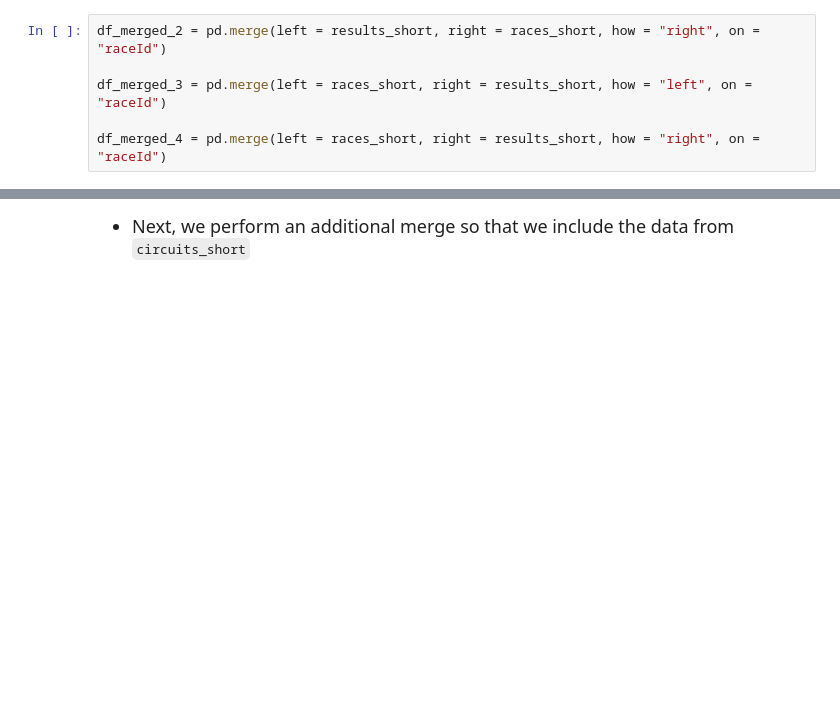
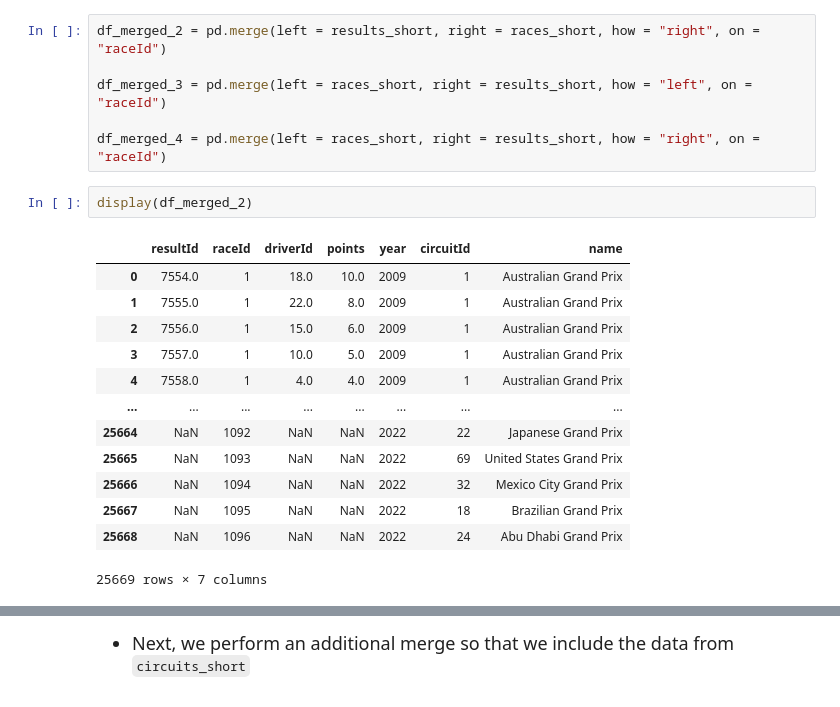
Before and after one commit to michelle1002/datasci151spring2026, a Jupyter notebook: lecture_20/lecture_20b_merging copy.ipynb, the cells around one changed output, grey strips where cells are left out. Cells and saved outputs as stored; diff of their text form; blank space fills up the shorter version.

```diff
--- a/lecture_20/lecture_20b_merging copy.ipynb
+++ b/lecture_20/lecture_20b_merging copy.ipynb
@@ -268,3 +295,19 @@ df_merged_2 = pd.merge(left = results_short, right = races_short, how = "right",
 df_merged_3 = pd.merge(left = races_short, right = results_short, how = "left", on = "raceId")
 
 df_merged_4 = pd.merge(left = races_short, right = results_short, how = "right", on = "raceId")
+# %%
+display(df_merged_2)
+# %% [output]
+|  | resultId | raceId | driverId | points | year | circuitId | name |
+| 0 | 7554.0 | 1 | 18.0 | 10.0 | 2009 | 1 | Australian Grand Prix |
+| 1 | 7555.0 | 1 | 22.0 | 8.0 | 2009 | 1 | Australian Grand Prix |
+| 2 | 7556.0 | 1 | 15.0 | 6.0 | 2009 | 1 | Australian Grand Prix |
+| 3 | 7557.0 | 1 | 10.0 | 5.0 | 2009 | 1 | Australian Grand Prix |
+| 4 | 7558.0 | 1 | 4.0 | 4.0 | 2009 | 1 | Australian Grand Prix |
+| ... | ... | ... | ... | ... | ... | ... | ... |
+| 25664 | NaN | 1092 | NaN | NaN | 2022 | 22 | Japanese Grand Prix |
+| 25665 | NaN | 1093 | NaN | NaN | 2022 | 69 | United States Grand Prix |
+| 25666 | NaN | 1094 | NaN | NaN | 2022 | 32 | Mexico City Grand Prix |
+| 25667 | NaN | 1095 | NaN | NaN | 2022 | 18 | Brazilian Grand Prix |
+| 25668 | NaN | 1096 | NaN | NaN | 2022 | 24 | Abu Dhabi Grand Prix |
+25669 rows × 7 columns
```
Also changed, not shown: parts of 8 cells of this notebook, 3 other files.
